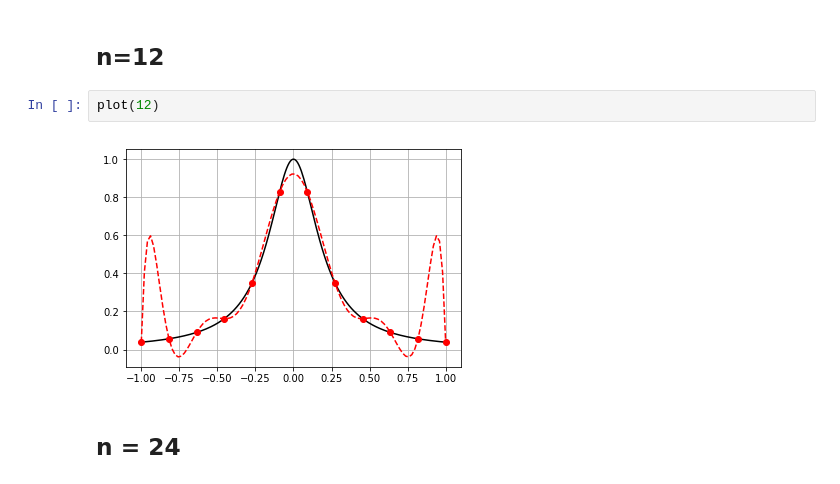
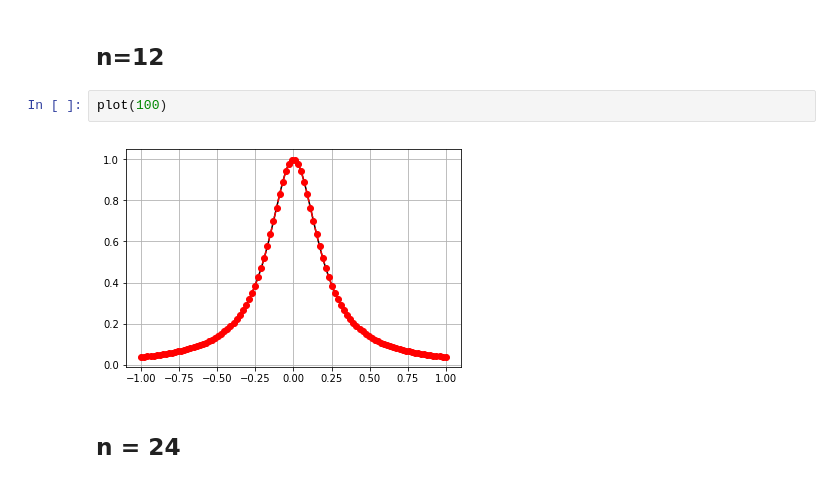
Before and after one commit to jomen93/Computational_Astrophysics, a Jupyter notebook: Exercise_1/Exercise 1.ipynb, the cells around one changed output. Saved outputs shown, nothing was run; the diff lists cells and outputs as text.

```diff
--- a/Exercise 1/Exercise 1.ipynb
+++ b/Exercise_1/Exercise 1.ipynb
@@ -243,9 +243,9 @@ plot(10)
 # %% [markdown]
 ## n=12
 # %%
-plot(12)
+plot(100)
 # %% [output]
-[figure, old version]
+[figure, new version]
 # %% [markdown]
 ## n = 24
 # %%
```
Also changed, not shown: 4 other files.
